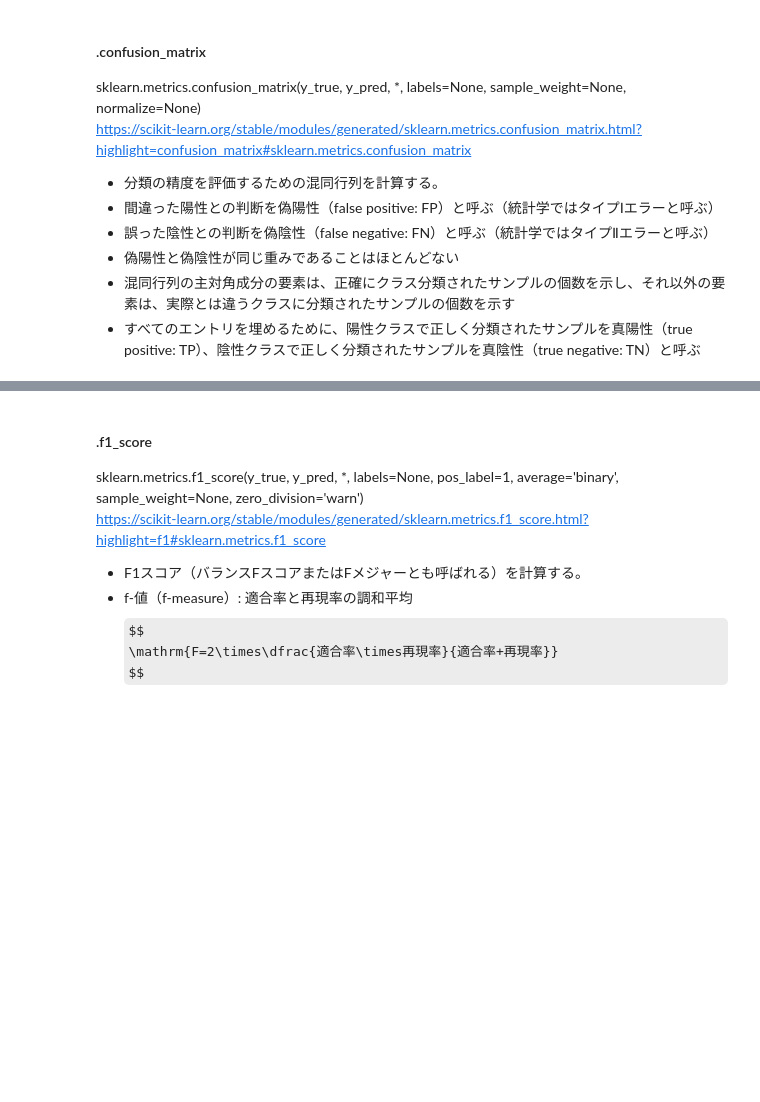
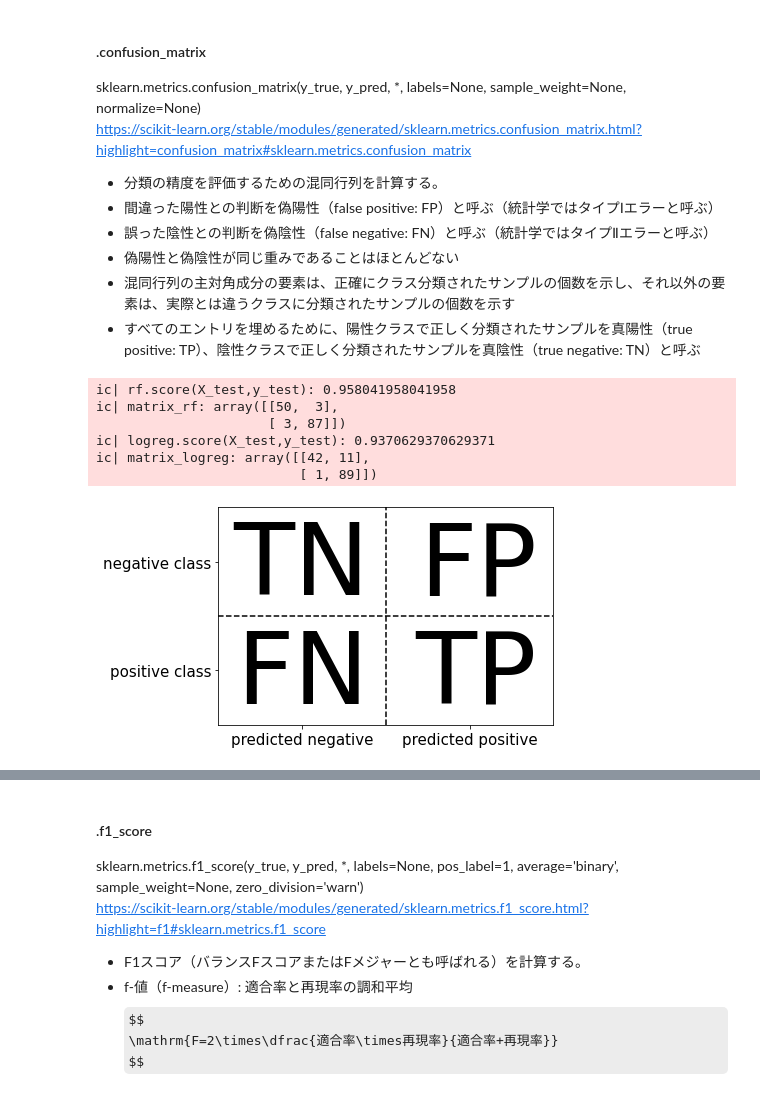
Before and after one commit to ponzu3847/cheat_sheets, a Jupyter notebook: sklearn.ipynb, the cells around one changed output, grey strips where cells are left out. Saved outputs shown, nothing was run; the diff lists cells and outputs as text; code cells hidden in the pictures; some formulas as TeX source; blank space fills up the shorter version.

```diff
--- a/sklearn.ipynb
+++ b/sklearn.ipynb
@@ -2217,3 +2274,36 @@ https://scikit-learn.org/stable/modules/generated/sklearn.metrics.confusion_matr
 * 偽陽性と偽陰性が同じ重みであることはほとんどない
 * 混同行列の主対角成分の要素は、正確にクラス分類されたサンプルの個数を示し、それ以外の要素は、実際とは違うクラスに分類されたサンプルの個数を示す
 * すべてのエントリを埋めるために、陽性クラスで正しく分類されたサンプルを真陽性（true positive: TP）、陰性クラスで正しく分類されたサンプルを真陰性（true negative: TN）と呼ぶ
+# %%
+from sklearn.datasets import load_breast_cancer
+from sklearn.model_selection import train_test_split
+from sklearn.metrics import confusion_matrix
+from sklearn.ensemble import RandomForestClassifier
+from sklearn.linear_model import LogisticRegression
+from icecream import ic
+import mglearn
+
+cancer=load_breast_cancer()
+X_train,X_test,y_train,y_test=train_test_split(cancer.data,cancer.target,stratify=cancer.target,random_state=0)
+
+rf=RandomForestClassifier().fit(X_train,y_train)
+pred_rf=rf.predict(X_test)
+matrix_rf=confusion_matrix(y_test,pred_rf)
+ic(rf.score(X_test,y_test))
+ic(matrix_rf)
+
+logreg=LogisticRegression(max_iter=10000).fit(X_train,y_train)
+pred_logreg=svm.predict(X_test)
+matrix_logreg=confusion_matrix(y_test,pred_logreg)
+ic(logreg.score(X_test,y_test))
+ic(matrix_logreg)
+
+mglearn.plots.plot_binary_confusion_matrix()
+# %% [output]
+ic| rf.score(X_test,y_test): 0.958041958041958
+ic| matrix_rf: array([[50,  3],
+                      [ 3, 87]])
+ic| logreg.score(X_test,y_test): 0.9370629370629371
+ic| matrix_logreg: array([[42, 11],
+                          [ 1, 89]])
+[figure, added]
```
Also changed, not shown: parts of 17 cells of this notebook.
